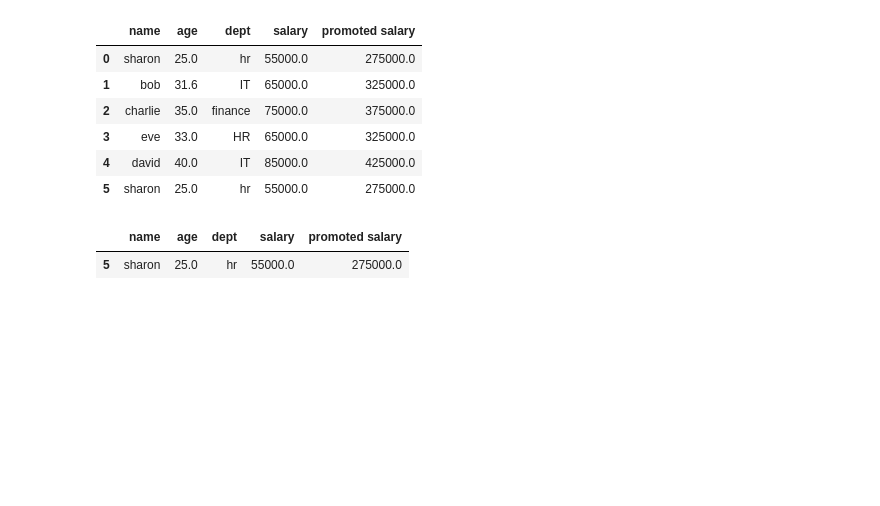
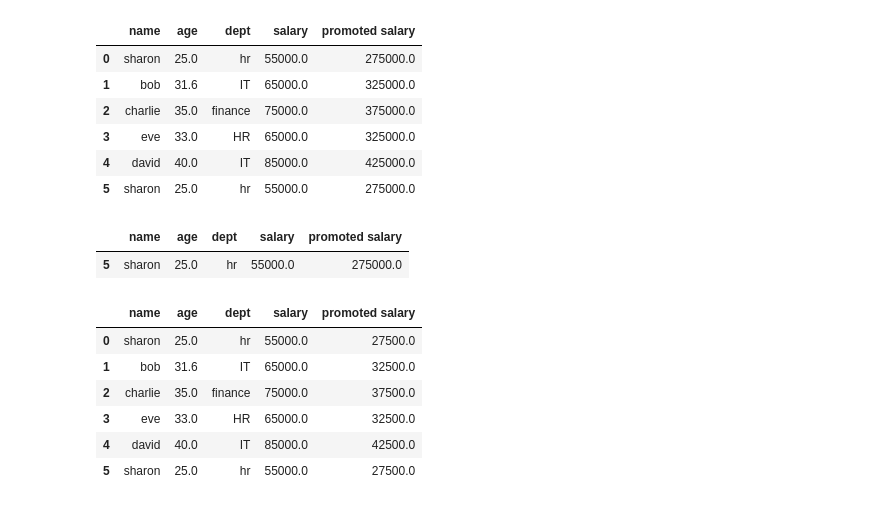
Before and after one commit to fafa20252025/fariba, a Jupyter notebook: pandasexercise.ipynb, the cells around one changed output. Saved outputs shown, nothing was run; the diff lists cells and outputs as text; code cells hidden in the pictures; blank space fills up the shorter version.

```diff
--- a/pandasexercise.ipynb
+++ b/pandasexercise.ipynb
@@ -426,3 +426,17 @@ df_dup
 # %% [output]
 |  | name | age | dept | salary | promoted salary |
 | 5 | sharon | 25.0 | hr | 55000.0 | 275000.0 |
+# %%
+# invalie values:
+#Lambda
+
+df["promoted salary"]=df["promoted salary"].apply(lambda x: x/10 if x>30000 else x)   #x is input value and the out put valude is devided by 10.
+df
+# %% [output]
+|  | name | age | dept | salary | promoted salary |
+| 0 | sharon | 25.0 | hr | 55000.0 | 27500.0 |
+| 1 | bob | 31.6 | IT | 65000.0 | 32500.0 |
+| 2 | charlie | 35.0 | finance | 75000.0 | 37500.0 |
+| 3 | eve | 33.0 | HR | 65000.0 | 32500.0 |
+| 4 | david | 40.0 | IT | 85000.0 | 42500.0 |
+| 5 | sharon | 25.0 | hr | 55000.0 | 27500.0 |
```
Also changed, not shown: parts of 2 cells of this notebook.
